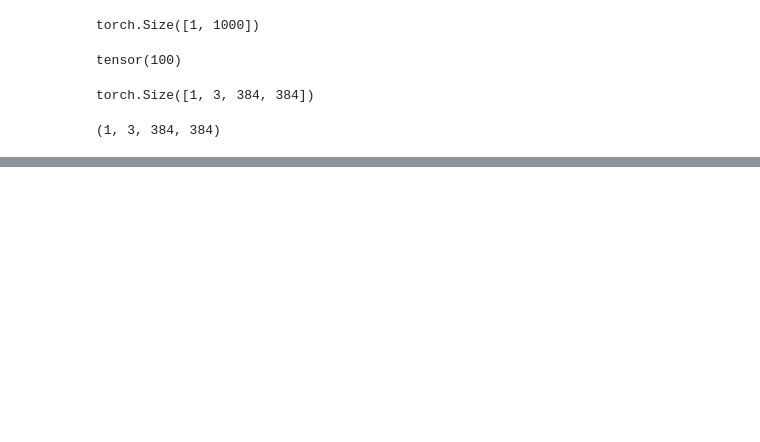
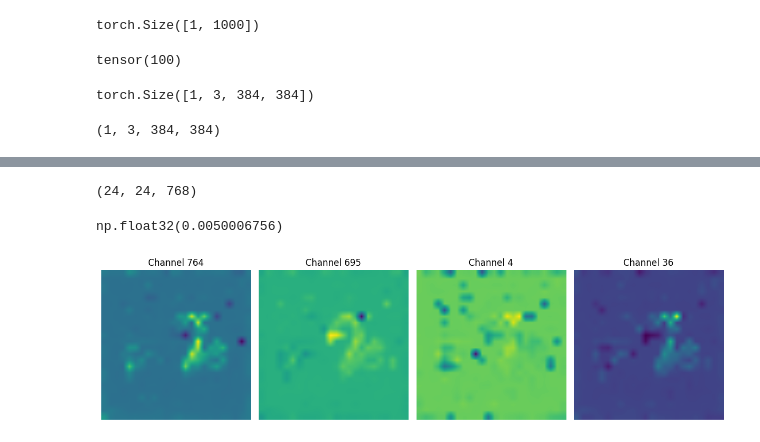
Before and after one commit to Harshtherocking/colab-lab, a Jupyter notebook: hooks.ipynb, the cells around one changed output, grey strips where cells are left out. Cells and saved outputs as stored; diff of their text form; code cells hidden in the pictures; blank space fills up the shorter version.

```diff
--- a/hooks.ipynb
+++ b/hooks.ipynb
@@ -112,0 +146,3 @@ WARNING:matplotlib.image:Clipping input data to the valid range for imshow with
+# %%
+g = np.stack(gradients)
+g.shape
@@ -112,0 +170,49 @@ WARNING:matplotlib.image:Clipping input data to the valid range for imshow with
+# %%
+def tokens_to_image(arr, num_tokens, num_channels):
+
+    # Remove CLS token (first one)
+    patch_tokens = arr[1:, :]  # shape: (num_tokens - 1, num_channels)
+
+    # Compute number of patches per row/col
+    num_patches = num_tokens - 1
+    grid_size = int(np.sqrt(num_patches))
+
+    assert grid_size * grid_size == num_patches, "num_tokens - 1 must be a perfect square"
+
+    # Reshape to (H, W, C)
+    image_array = arr[1:,:].reshape(grid_size, grid_size, num_channels)
+
+    return image_array
+# %%
+grad = tokens_to_image(g[0,0,:,:], g.shape[-2], g.shape[-1] )
+grad.shape
+# %% [output]
+(24, 24, 768)
+# %%
+grad.max()
+# %% [output]
+np.float32(0.0050006756)
+# %%
+import random
+def plot_random_channels(img_array, n=4, figsize=(12, 8), seed=None):
+    H, W, C = img_array.shape
+    if seed is not None:
+        random.seed(seed)
+
+    # Randomly select n channel indices
+    selected_channels = random.sample(range(C), n)
+
+    # Plot
+    plt.figure(figsize=figsize)
+    for i, ch in enumerate(selected_channels):
+        plt.subplot(1, n, i + 1)
+        plt.imshow(img_array[:, :, ch], cmap='viridis', interpolation="bilinear")
+        plt.title(f'Channel {ch}')
+        plt.axis('off')
+
+    plt.tight_layout()
+    plt.show()
+# %%
+plot_random_channels(grad)
+# %% [output]
+[figure, added]
```
Also changed, not shown: parts of 18 cells of this notebook.
